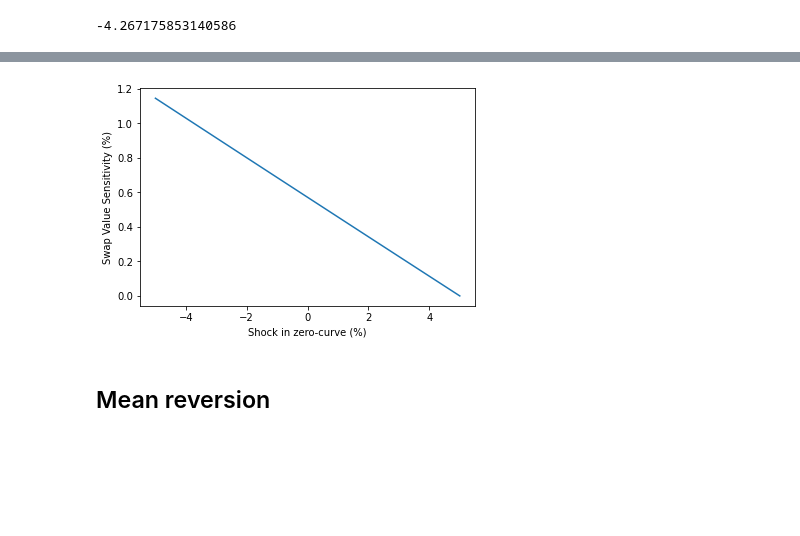
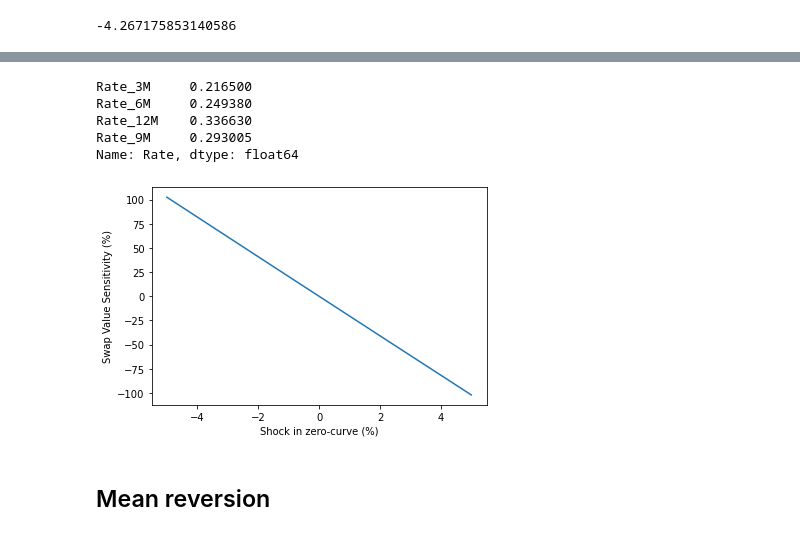
Before and after one commit to LuukOudshoorn25/SPFDM1, a Jupyter notebook: SPFDM 1.ipynb, the cells around one changed output, grey strips where cells are left out. Cells and saved outputs as stored; diff of their text form; code cells hidden in the pictures; blank space fills up the shorter version.

```diff
--- a/SPFDM 1.ipynb
+++ b/SPFDM 1.ipynb
@@ -384,21 +388,3 @@ Text(0, 0.5, 'Rate (%)')
-# %%
-years = np.arange(0.5, 5.5, 0.5)
-amor_rate = np.zeros(len(years))
-payments = np.zeros(len(years))
-interests = np.zeros(len(years))
-for i, year in enumerate(years):
-    amortized = swaps(0,year)
-    value = amortized.get_amortized_rate()
-    amor_rate[i] = value
-    interest, repay = amortized.amortized_client(value)
-    payments[i] = repay
-    interests[i] = interest
-plt.plot(years, payments, label='Fixed Net Payment')
-plt.plot(years, interests, label='Total Interest')
-plt.xlabel('Time [yr]')
-plt.ylabel('Value')
-plt.legend()
-plt.savefig('interest_client.png')
 # %%
 # Example slides
 def example_slides():
@@ -413,3 +399,10 @@ example_slides()
 Fixed 98.23789590103716
 Float 102.50507175417775
 -4.267175853140586
+# %%
+swap_rates = np.arange(0, 10.1, 0.1)
+swap_values = np.zeros(len(swap_rates))
+for i, rate in enumerate(swap_rates):
+    swapper = swaps(-0.25, 2, 0.5, swaprate=0.293005, lagged_libor=rate, print_value=False)
+    swap_values[i] = swapper.valuate(0.293005)
+plt.plot(swap_rates, swap_values)
@@ -416,24 +412,32 @@ Float 102.50507175417775
+# %%
+LIBOR.Rate
+# %% [output]
+Rate_3M     0.216500
+Rate_6M     0.249380
+Rate_12M    0.336630
+Rate_9M     0.293005
+Name: Rate, dtype: float64
 # %%
 # Already issued long-maturity swap - changes in sensitivity
-swap_rate = 8.40
-last_libor = 7.39
+swap_rate = 0.9048643748023399
+last_libor = 0.249380
 # Calculate value with current zerocurve
-swapper = swaps(-0.25,10.25,0.5,swap_rate,last_libor, print_value=False)
+zerocurve['Zero rate'] = zerocurve_base
+swapper = swaps(-0.25,10.25,0.25,swap_rate,last_libor, print_value=False)
 zero_swap = swapper.irsvalue
 # Calculate values for shocks in zerocurve
-changes = np.arange(0.95, 1.05, 0.01)
+shocks = np.arange(0.95, 1.05, 0.01)
 swap_value = np.zeros(len(changes))
-for i, change in enumerate(changes):
-    zerocurve['Zero rate'] = zerocurve_base*change
-    swapper = swaps(-0.25,10.25,0.5,swap_rate,last_libor, print_value=False)
-    value = swapper.irsvalue
-    swap_value[i] = value
-plt.plot((changes-1)*100, ((swap_value-zero_swap)/zero_swap)*100)
+for i, shock in enumerate(changes):
+    zerocurve['Zero rate'] = zerocurve_base*shock
+    swapper = swaps(-0.25,10.25,0.25,swap_rate,last_libor, print_value=False)
+    swap_value[i] = swapper.irsvalue
+plt.plot((shocks-1)*100, ((swap_value-zero_swap)/zero_swap)*100)
 plt.ylabel('Swap Value Sensitivity (%)')
 plt.xlabel('Shock in zero-curve (%)')
 plt.savefig('sensitivity.png')
 # %% [output]
-[figure, old version]
+[figure, new version]
 # %% [markdown]
 <h2>Mean reversion</h2>
 # %%
```
Also changed, not shown: parts of 4 cells of this notebook.
